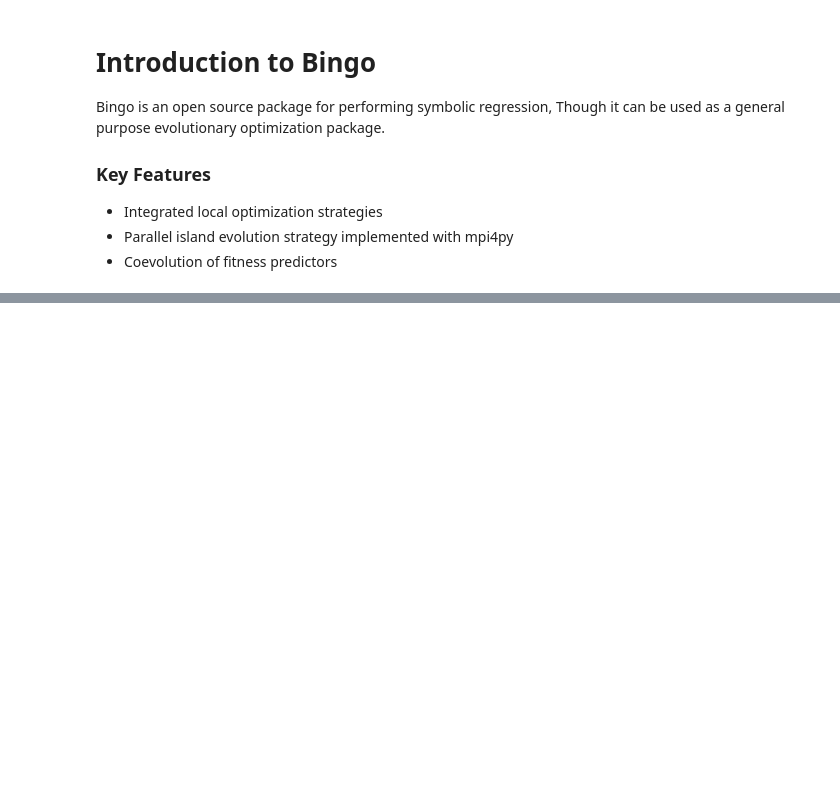
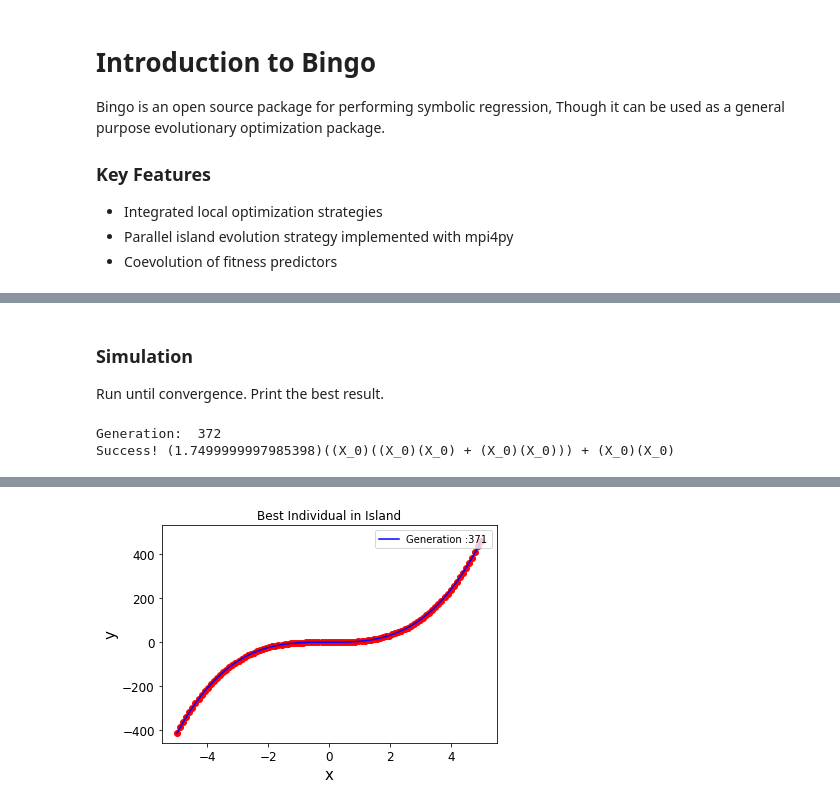
Before and after one commit to nasa/bingo, a Jupyter notebook: examples/bingo_tutorial.ipynb, the cells around one changed output, grey strips where cells are left out. Drawn from its saved outputs; the diff is of its cells as text; code cells hidden in the pictures; blank space fills up the shorter version.

```diff
--- a/examples/bingo_tutorial.ipynb
+++ b/examples/bingo_tutorial.ipynb
@@ -194,11 +195,62 @@ ea = AgeFitnessEA(evaluator, agraph_generator, crossover,
                       CROSSOVER_PROBABILITY, POP_SIZE)
 
 island = Island(ea, agraph_generator, POP_SIZE)
+# %%
+def animate_data(list_of_best_indv, training_data):
+
+    fig, ax = plt.subplots()
+
+
+
+    num_generations = len(list_of_best_indv)
+    x = training_data.x
+    y_actually = training_data.y
+    y = list_of_best_indv
+    plt.plot(training_data.x, training_data.y, 'ro')
+    points, = ax.plot(x, y[0].evaluate_equation_at(x), 'b')
+    points.set_label('Generation :' + str(0))
+    legend = ax.legend(loc='upper right', shadow=True)
+
+
+    def animate(i):
+        ax.collections.clear()
+        points.set_ydata(y[i].evaluate_equation_at(x))  # update the data
+        points.set_label('Generation :' + str(i))
+        legend = ax.legend(loc='upper right')
+        return points, legend
+
+
+    # Init only required for blitting to give a clean slate.
+    def init():
+        points.set_ydata(np.ma.array(x, mask=True))
+        return points, points
+
+    plt.xlabel('x', fontsize=15)
+    plt.ylabel('y', fontsize=15)
+    plt.title("Best Individual in Island", fontsize=12)
+    ax.tick_params(axis='y', labelsize=12)
+    ax.tick_params(axis='x', labelsize=12)
+
+    return animation.FuncAnimation(fig, animate, num_generations, init_func=init,
+                                interval=250, blit=True)
+# %% [markdown]
+### Simulation
+Run until convergence. Print the best result.
 # %%
 i = 1
+best_indv_values = []
+best_indv_values.append(island.best_individual())
 while island.best_individual().fitness > ERROR_TOLERANCE:
     island.execute_generational_step()
+    best_indv_values.append(island.best_individual())
     i += 1
 
 print("Generation: ", i)
 print("Success!", island.best_individual().get_latex_string())
+# %% [output]
+Generation:  372
+Success! (1.7499999997985398)((X_0)((X_0)(X_0) + (X_0)(X_0))) + (X_0)(X_0)
+# %%
+anim2 = animate_data(best_indv_values, training_data)
+HTML(anim2.to_html5_video())
+# %% [output]
@@ -204,0 +258 @@ print("Success!", island.best_individual().get_latex_string())
+[figure, added]
```
Also changed, not shown: parts of 14 cells of this notebook.
